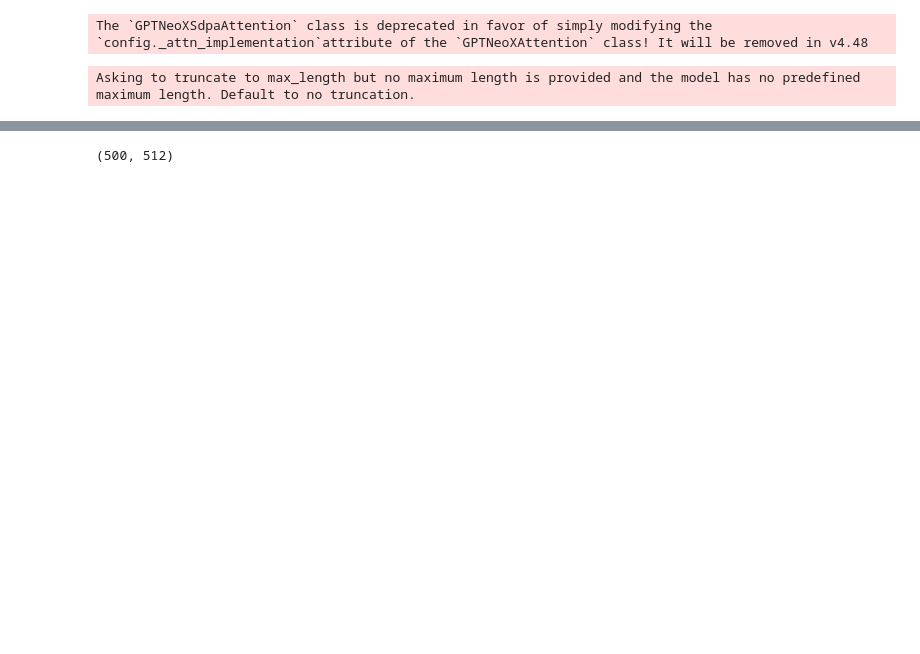
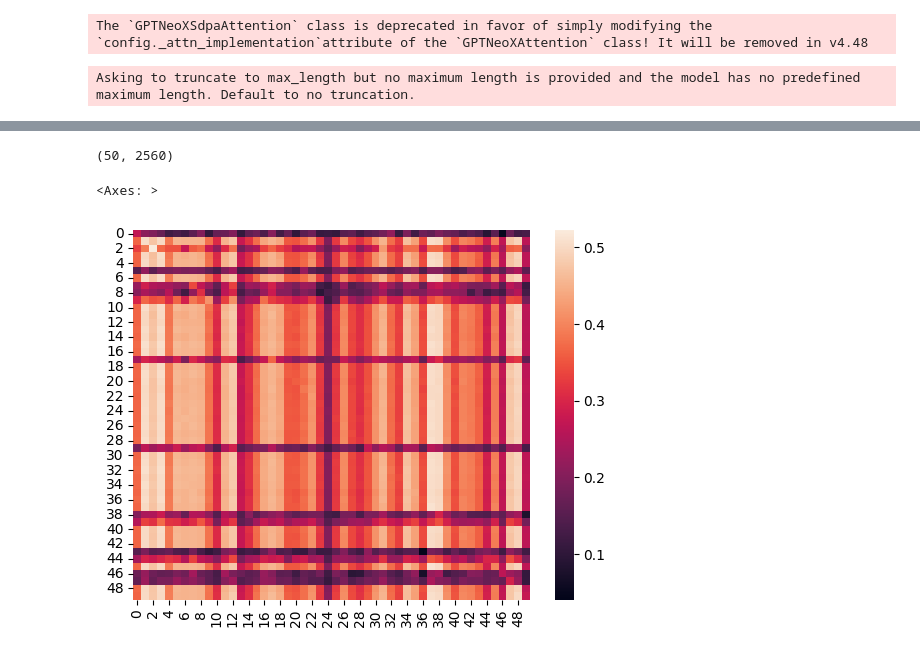
Before and after one commit to CRIS-Lab-2025/dictionary_learning, a Jupyter notebook: ngram_encoding.ipynb, the cells around one changed output, grey strips where cells are left out. Saved outputs shown, nothing was run; the diff lists cells and outputs as text; code cells hidden in the pictures; blank space fills up the shorter version.

```diff
--- a/ngram_encoding.ipynb
+++ b/ngram_encoding.ipynb
@@ -23,8 +23,8 @@ two_grams_df = pd.read_csv('data/2grams.csv', delimiter=",", encoding="utf-8", q
 two_grams = two_grams_df['gram'].tolist()
 # %%
 # Load the model and tokenizer
-model = AutoModelForCausalLM.from_pretrained("EleutherAI/pythia-70m-deduped")
-tokenizer = AutoTokenizer.from_pretrained("EleutherAI/pythia-70m-deduped")
+tokenizer = AutoTokenizer.from_pretrained("EleutherAI/pythia-2.8b-deduped")
+model = AutoModelForCausalLM.from_pretrained("EleutherAI/pythia-2.8b-deduped")
 tokenizer.pad_token = tokenizer.eos_token
 # %% [output]
 The `GPTNeoXSdpaAttention` class is deprecated in favor of simply modifying the `config._attn_implementation`attribute of the `GPTNeoXAttention` class! It will be removed in v4.48
@@ -188,7 +196,7 @@ def cosine_similarity_matrix(A: np.ndarray, B: np.ndarray) -> np.ndarray:
     Returns:
         np.ndarray: A 2D numpy array of shape (n_samples_A, n_samples_B)
                     where each entry [i, j] is the cosine similarity between
-                    A[i] and B[j].
+                    A[i] and B[j]
     """
     # Compute the dot product between each pair of rows in A and B
     dot_product = np.dot(A, B.T)
@@ -210,11 +218,16 @@ one_gram_matrix = np.vstack([x for x,_ in one_gram_targets_activations])
 # %%
 one_gram_matrix.shape
 # %% [output]
-(500, 512)
+(50, 2560)
 # %%
 two_gram_matrix = np.vstack([x for x,_ in two_gram_activations])
 # %%
 baseline = cosine_similarity_matrix(one_gram_matrix, two_gram_matrix)
+# %%
+sns.heatmap(baseline)
+# %% [output]
+<Axes: >
+[figure, added]
 # %%
 dict_vec_target_improvements:List[List[float]] = []
 dict_vec_all_improvements:List[List[List[float]]] = []
```
Also changed, not shown: parts of 8 cells of this notebook, 3 other files.
